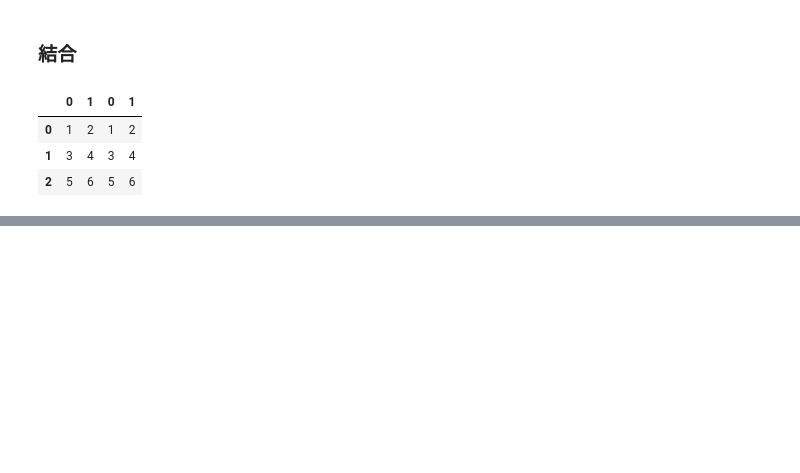
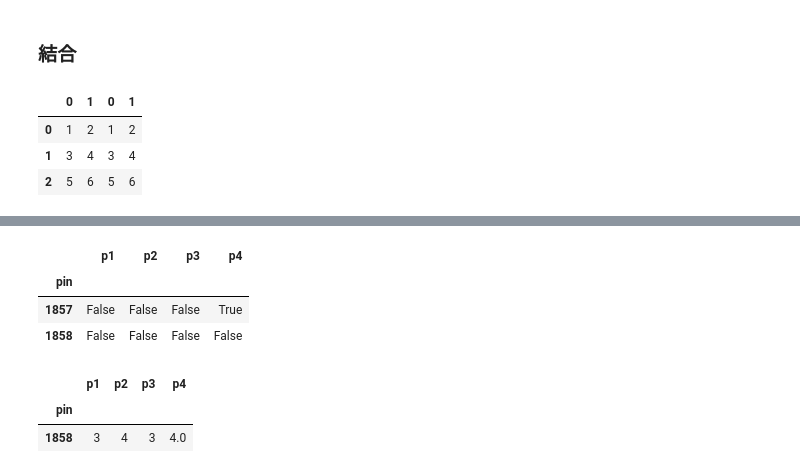
Before and after one commit to ri003074/Python3, a Jupyter notebook: src/pandas/pandas_summary.ipynb, the cells around one changed output, grey strips where cells are left out. Drawn from its saved outputs; the diff is of its cells as text; code cells hidden in the pictures; blank space fills up the shorter version.

```diff
--- a/src/pandas/pandas_summary.ipynb
+++ b/src/pandas/pandas_summary.ipynb
@@ -190,0 +209,13 @@ df_new
+# %%
+df.isnull()
+# %% [output]
+|  | p1 | p2 | p3 | p4 |
+| pin |  |  |  |  |
+| 1857 | False | False | False | True |
+| 1858 | False | False | False | False |
+# %%
+df.dropna(how="any", axis=0)
+# %% [output]
+|  | p1 | p2 | p3 | p4 |
+| pin |  |  |  |  |
+| 1858 | 3 | 4 | 3 | 4.0 |
```
Also changed, not shown: parts of 6 cells of this notebook, 1 other file.
